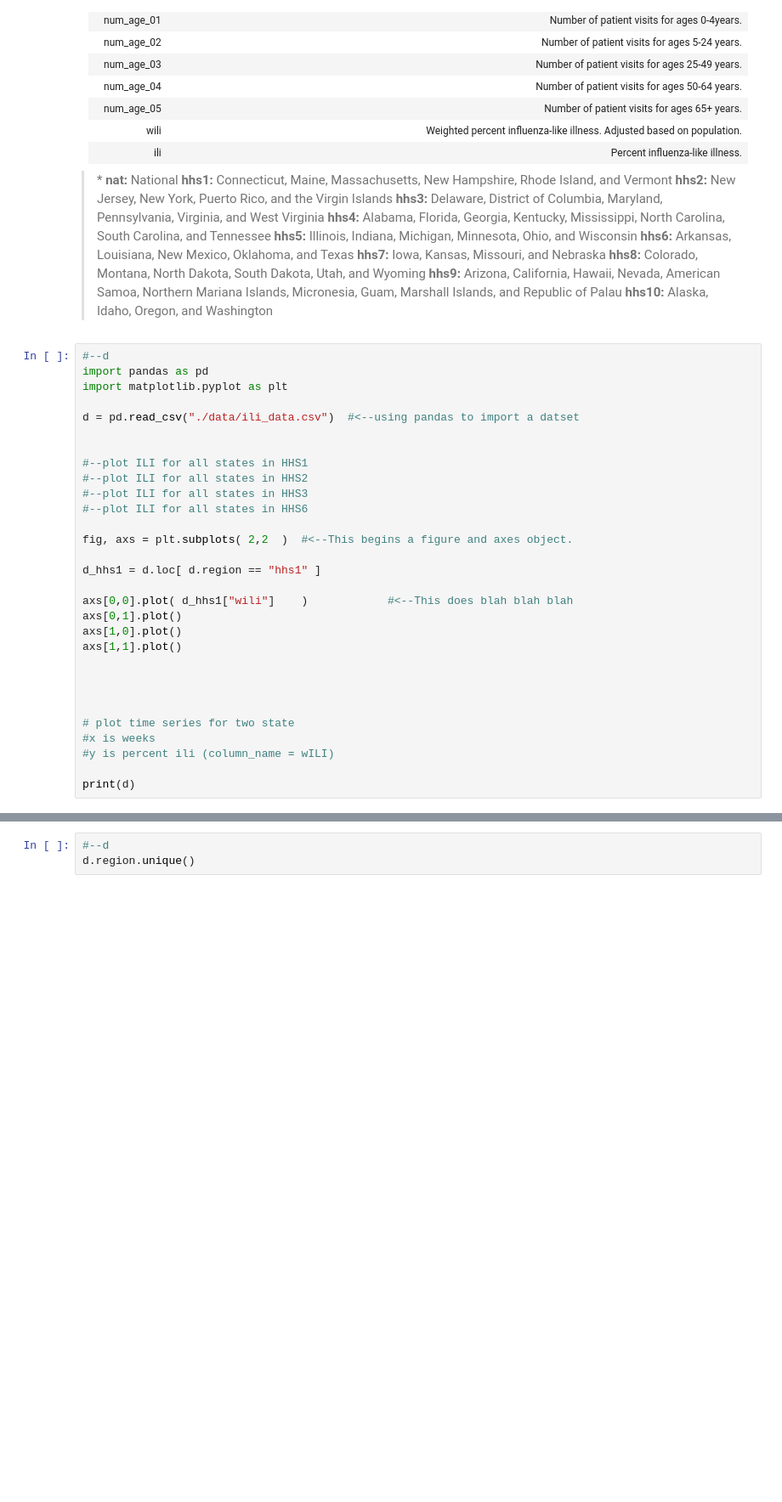
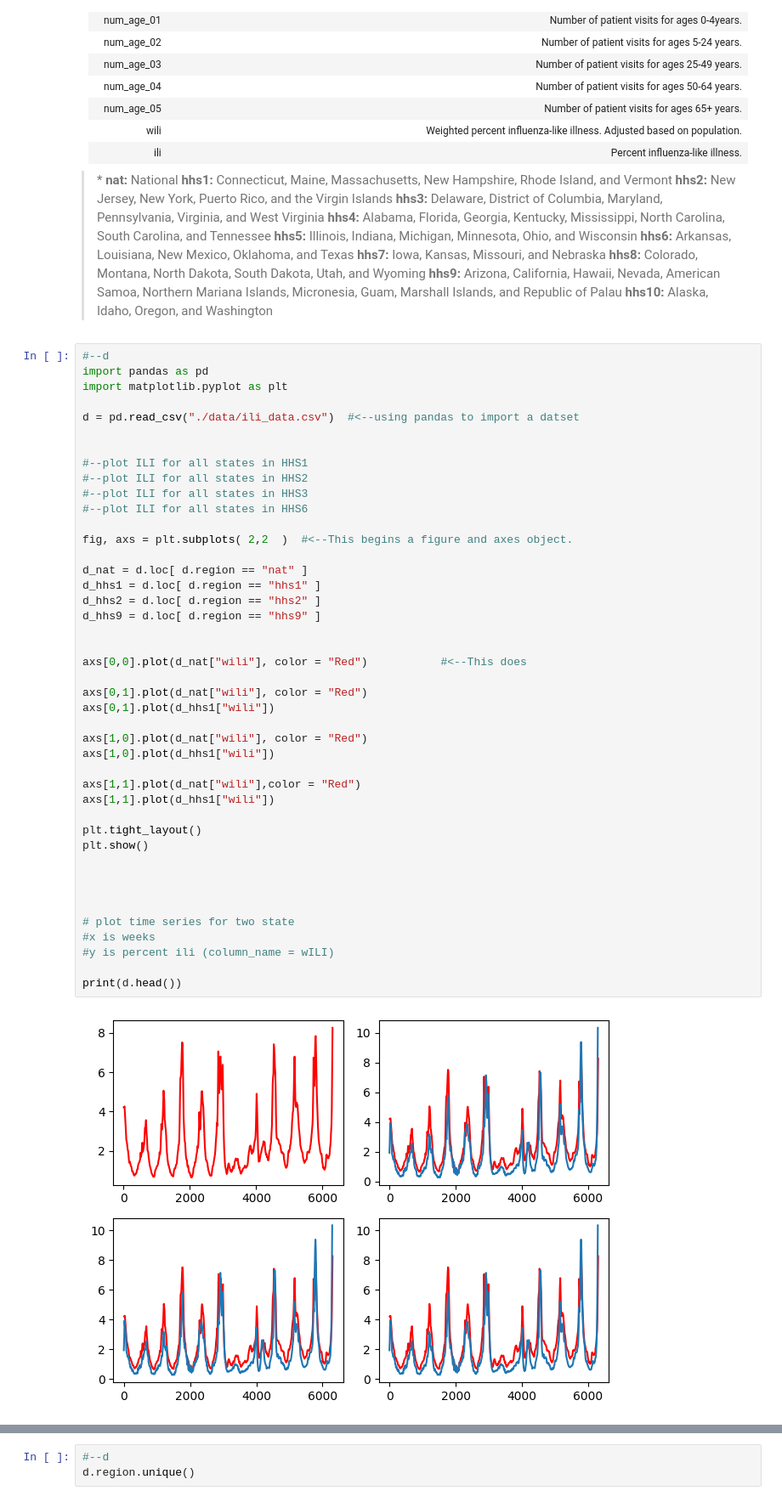
Before and after one commit to computationalUncertaintyLab/TSID, a Jupyter notebook: ch1.ipynb, the cells around one changed output, grey strips where cells are left out. Shown at 85% size. Drawn from its saved outputs; the diff is of its cells as text; blank space fills up the shorter version.

Commit message:
graph edits

```diff
--- a/ch1.ipynb
+++ b/ch1.ipynb
@@ -104,31 +104,45 @@ Delphi_Epidata FluView includes Influenza-like illness (ILI) data from the U.S.
 # %%
 #--d
 import pandas as pd
 import matplotlib.pyplot as plt
 
 d = pd.read_csv("./data/ili_data.csv")  #<--using pandas to import a datset
 
 
 #--plot ILI for all states in HHS1
 #--plot ILI for all states in HHS2
 #--plot ILI for all states in HHS3
 #--plot ILI for all states in HHS6
 
 fig, axs = plt.subplots( 2,2  )  #<--This begins a figure and axes object.
 
+d_nat = d.loc[ d.region == "nat" ]
 d_hhs1 = d.loc[ d.region == "hhs1" ]
+d_hhs2 = d.loc[ d.region == "hhs2" ]
+d_hhs9 = d.loc[ d.region == "hhs9" ]
 
-axs[0,0].plot( d_hhs1["wili"]    )            #<--This does blah blah blah
-axs[0,1].plot()
-axs[1,0].plot()
-axs[1,1].plot()
+
+axs[0,0].plot(d_nat["wili"], color = "Red")           #<--This does
+
+axs[0,1].plot(d_nat["wili"], color = "Red")
+axs[0,1].plot(d_hhs1["wili"])
+
+axs[1,0].plot(d_nat["wili"], color = "Red")
+axs[1,0].plot(d_hhs1["wili"])
+
+axs[1,1].plot(d_nat["wili"],color = "Red")
+axs[1,1].plot(d_hhs1["wili"])
+
+plt.tight_layout()
+plt.show()
 
 
 
 
 # plot time series for two state
 #x is weeks
 #y is percent ili (column_name = wILI)
 
-print(d)
+print(d.head())
 # %% [output]
+[figure, new version]
```
Also changed, not shown: parts of 1 cell of this notebook.
